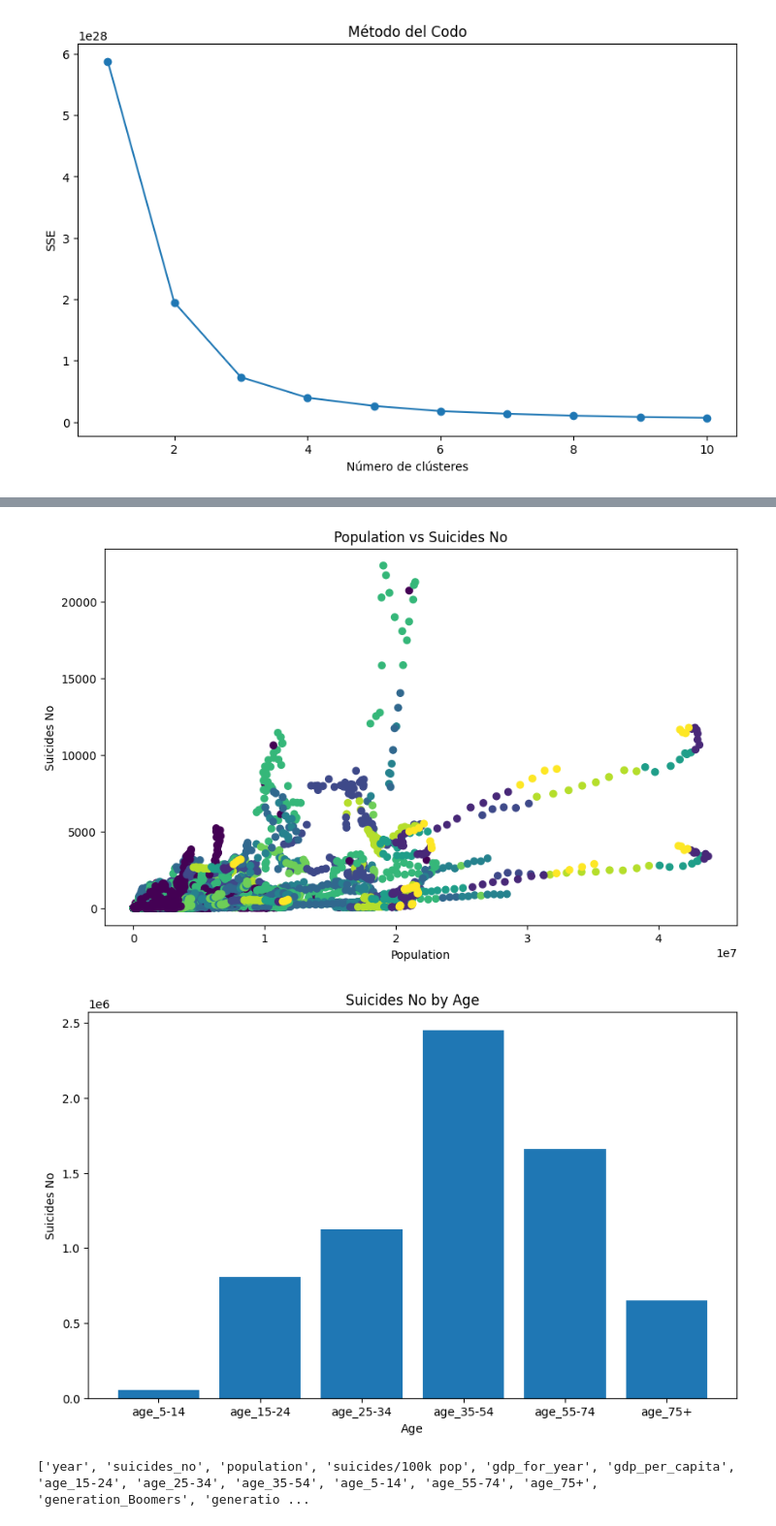
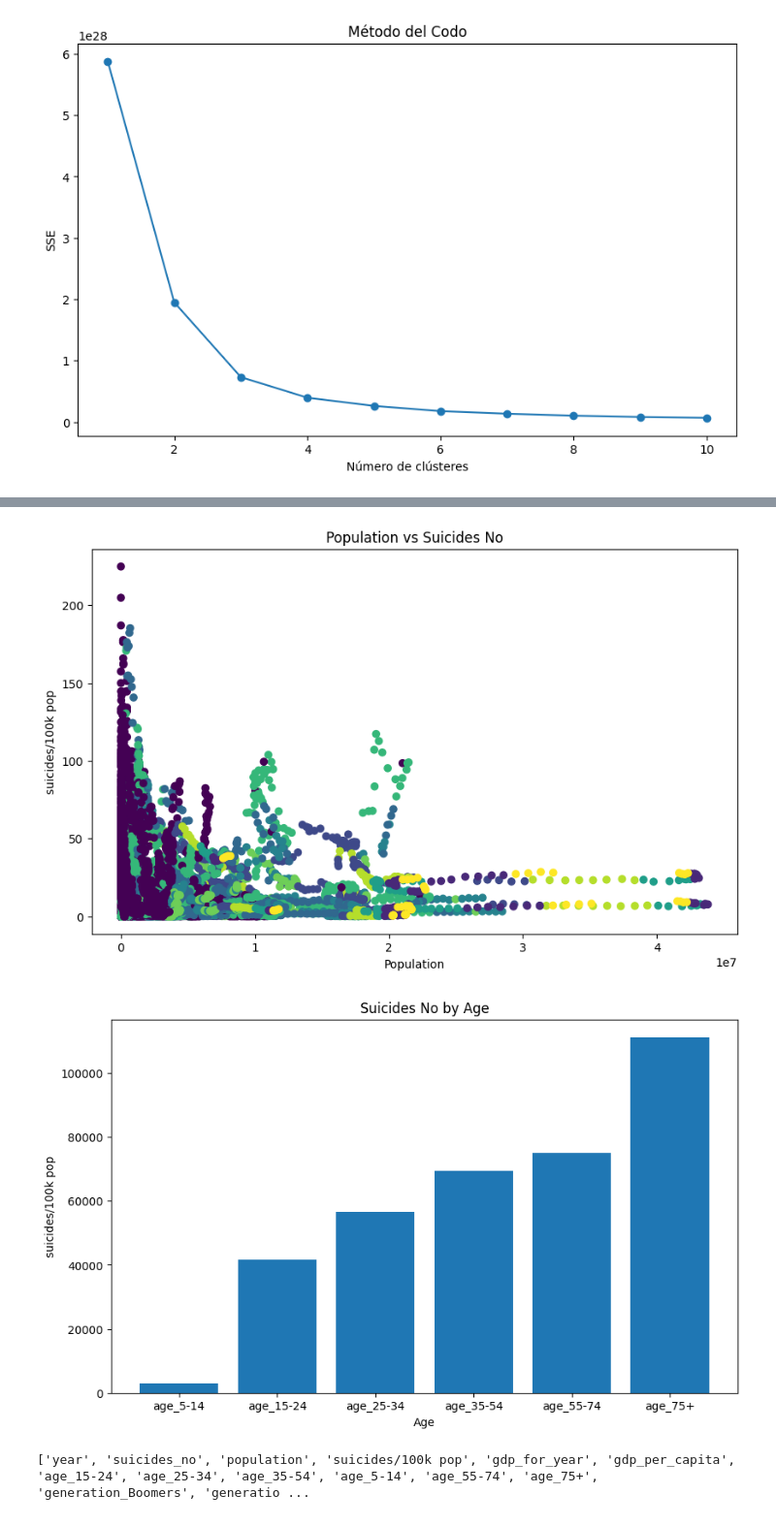
Before and after one commit to jazurdia/Proyecto1MD, a Jupyter notebook: Proyecto1.ipynb, the cells around one changed output, grey strips where cells are left out. Shown at 97% size. Saved outputs shown, nothing was run; the diff lists cells and outputs as text; code cells hidden in the pictures.

```diff
--- a/Proyecto1.ipynb
+++ b/Proyecto1.ipynb
@@ -350,32 +354,32 @@ plt.show()
 # %%
 # grafico de puntos en donde y sea suicides_no y x sea population. Ver todos los clusters
 plt.figure(figsize=(10, 6))
-plt.scatter(df['population'], df['suicides_no'], c=df['cluster'], cmap='viridis')
+plt.scatter(df['population'], df['suicides/100k pop'], c=df['cluster'], cmap='viridis')
 plt.xlabel('Population')
-plt.ylabel('Suicides No')
+plt.ylabel('suicides/100k pop')
 plt.title('Population vs Suicides No')
 plt.show()
 # %% [output]
-[figure, old version]
+[figure, new version]
 # %%
 age_columns = [col for col in df.columns if 'age' in col]
 
 # Calcular el número total de suicidios para cada rango de edad
-suicides_by_age = df[age_columns].multiply(df['suicides_no'], axis=0).sum()
+suicides_by_age = df[age_columns].multiply(df['suicides/100k pop'], axis=0).sum()
 
 # ordernar suicides_by_age. de menor a mayor del nombre de las columnas.
 # 5_14, 15_24, 25_34, 35_54, 55_74, 75+ <- orden.
 suicides_by_age = suicides_by_age.reindex(['age_5-14', 'age_15-24', 'age_25-34', 'age_35-54', 'age_55-74', 'age_75+'])
 
 # Crear un gráfico de barras
 plt.figure(figsize=(10, 6))
 plt.bar(suicides_by_age.index, suicides_by_age.values)
 plt.xlabel('Age')
-plt.ylabel('Suicides No')
+plt.ylabel('suicides/100k pop')
 plt.title('Suicides No by Age')
 plt.show()
 # %% [output]
-[figure, old version]
+[figure, new version]
 # %%
 list_columns2 = list(df.columns)
 print(list_columns2)
```
Also changed, not shown: parts of 4 cells of this notebook, 1 other file.
